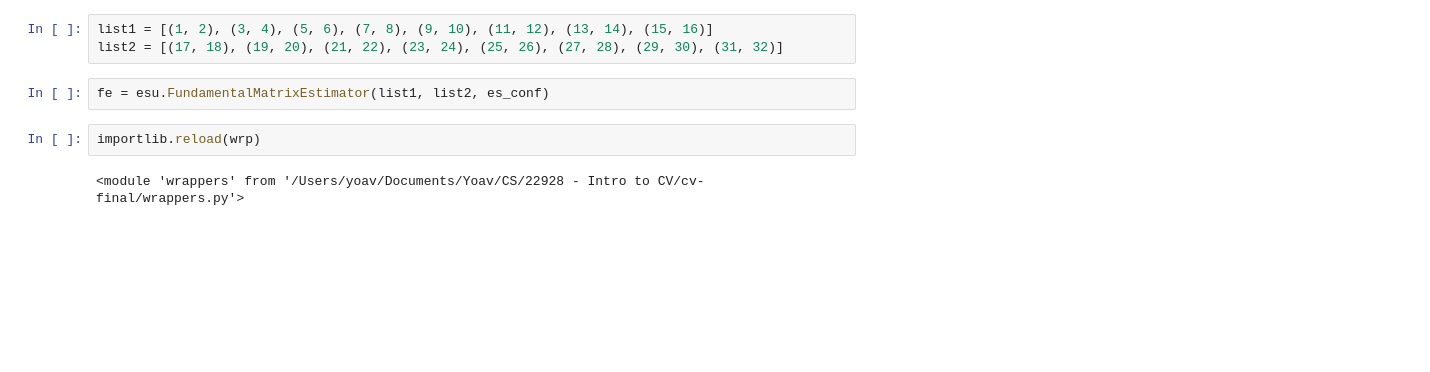
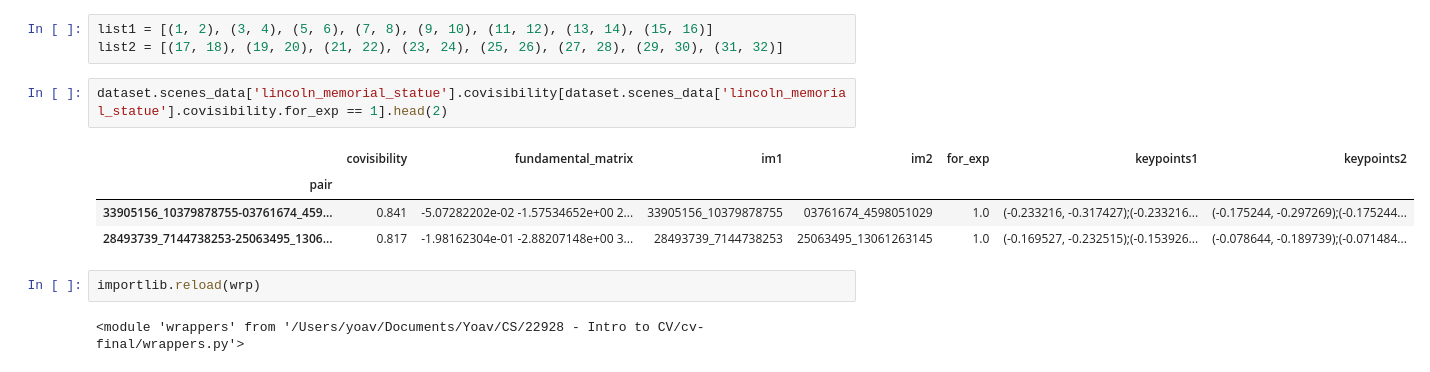
Before and after one commit to BigBabik/cv-final, a Jupyter notebook: testing.ipynb, the cells around one changed output. Saved outputs shown, nothing was run; the diff lists cells and outputs as text; blank space fills up the shorter version.

```diff
--- a/testing.ipynb
+++ b/testing.ipynb
@@ -65,8 +84,13 @@ es_conf = esu.EstimatorConfig('RANSAC', es_alg_conf)
 # %%
 list1 = [(1, 2), (3, 4), (5, 6), (7, 8), (9, 10), (11, 12), (13, 14), (15, 16)]
 list2 = [(17, 18), (19, 20), (21, 22), (23, 24), (25, 26), (27, 28), (29, 30), (31, 32)]
-# %%
-fe = esu.FundamentalMatrixEstimator(list1, list2, es_conf)
+# %%
+dataset.scenes_data['lincoln_memorial_statue'].covisibility[dataset.scenes_data['lincoln_memorial_statue'].covisibility.for_exp == 1].head(2)
+# %% [output]
+|  | covisibility | fundamental_matrix | im1 | im2 | for_exp | keypoints1 | keypoints2 |
+| pair |  |  |  |  |  |  |  |
+| 33905156_10379878755-03761674_459... | 0.841 | -5.07282202e-02 -1.57534652e+00 2... | 33905156_10379878755 | 03761674_4598051029 | 1.0 | (-0.233216, -0.317427);(-0.233216... | (-0.175244, -0.297269);(-0.175244... |
+| 28493739_7144738253-25063495_1306... | 0.817 | -1.98162304e-01 -2.88207148e+00 3... | 28493739_7144738253 | 25063495_13061263145 | 1.0 | (-0.169527, -0.232515);(-0.153926... | (-0.078644, -0.189739);(-0.071484... |
 # %%
 importlib.reload(wrp)
 # %% [output]
```
Also changed, not shown: parts of 20 cells of this notebook.
